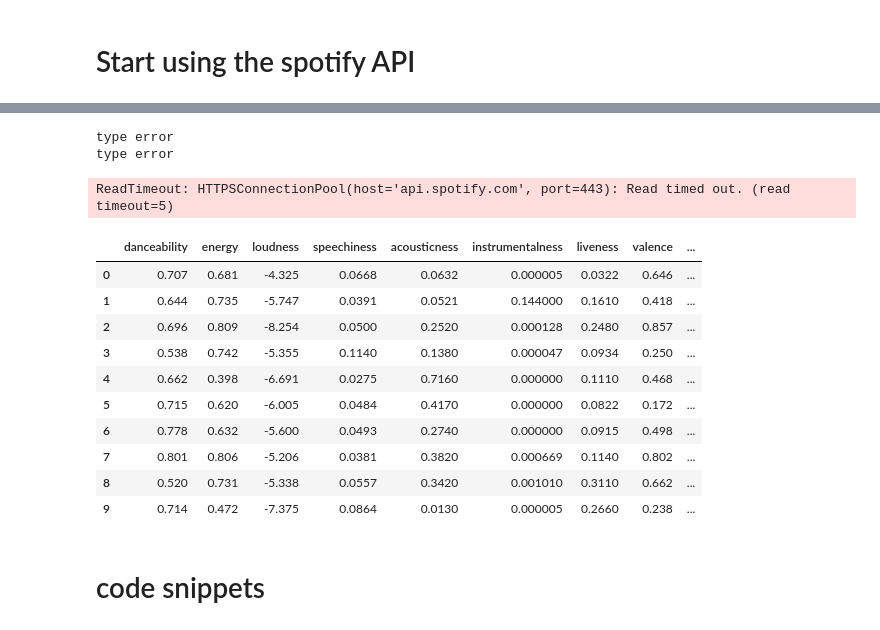
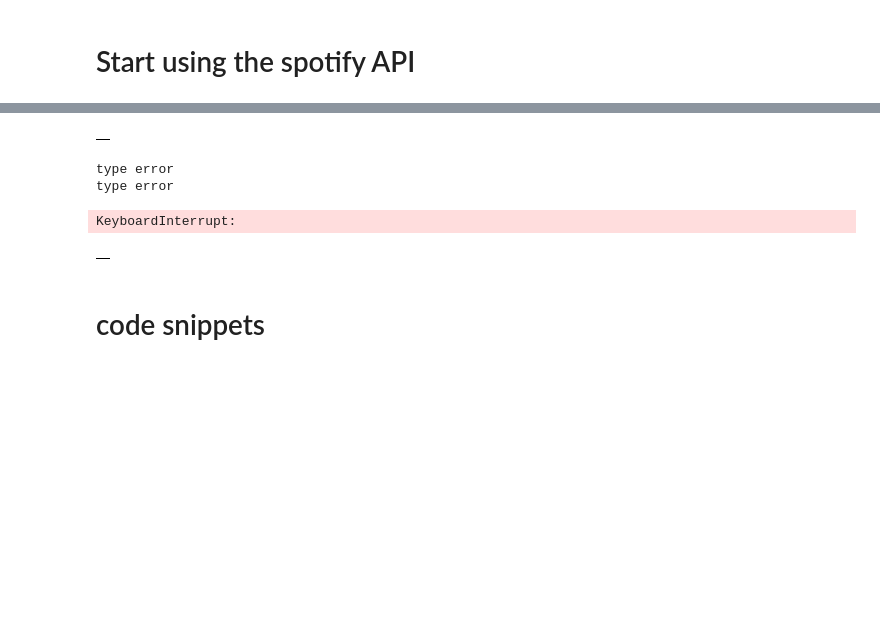
Before and after one commit to Phylanxy/Labs, a Jupyter notebook: week 6/Day 1/Spotify_API.ipynb, the cells around one changed output, grey strips where cells are left out. Saved outputs shown, nothing was run; the diff lists cells and outputs as text; code cells hidden in the pictures; blank space fills up the shorter version.

```diff
--- a/week 6/Day 1/Spotify_API.ipynb
+++ b/week 6/Day 1/Spotify_API.ipynb
@@ -44 +25,20 @@ df = df[["danceability","energy","loudness","speechiness","acousticness", "instr
+# %%
+# Get "Today's Top Hits" playlist ID
+playlist_id = "37i9dQZF1DXcBWIGoYBM5M"
+
+# Get top tracks and show only the ids
+playlist_items = sp.playlist_items(playlist_id, fields="items.track.id", limit=10)
+
+track_id = []
+track_features = []
+# Print top tracks
+for i, item in enumerate(playlist_items["items"]):
+    # get track_id
+    track_id = item["track"]["id"]
+    # get features and store them in a list
+    track_features.append(sp.audio_features(track_id)[0])
+
+# create a dataframe from the features list
+df = pd.DataFrame(track_features)
+df = df[["danceability","energy","loudness","speechiness","acousticness", "instrumentalness","liveness","valence","tempo","id","duration_ms"]]
 # %%
@@ -85,6 +121,30 @@ def get_playlist_tracks(username, playlist_id):
         results = sp.next(results)
         tracks.extend(results['items'])
     return tracks
+# %%
+track_features = []
+for playlist_id in playlist_id_lst[0:20]:
+    try:
+        playlist_items = sp.user_playlist_tracks(user=user, playlist_id=playlist_id, fields="items.track.id, next", limit=10)
+    except:
+        pass
+
+    try:
+        tracks = playlist_items['items']
+        while playlist_items['next']:
+            playlist_items = sp.next(playlist_items)
+            tracks.extend(playlist_items['items'])
+            track_features.append(sp.audio_features(tracks)[0])
+    except:
+        pass
+
+# create a dataframe from the features list
+df = pd.DataFrame(track_features)
+#df = df[["danceability","energy","loudness","speechiness","acousticness", "instrumentalness","liveness","valence","tempo","id","duration_ms"]]
+# %%
+track_features
+# %% [output]
+|  |
 # %%
 # Get top tracks from all the playlists
 for playlist_id in playlist_id_lst:
@@ -109,21 +169,11 @@ df = df[["danceability","energy","loudness","speechiness","acousticness", "instr
 # %% [output]
 type error
 type error
-ReadTimeout: HTTPSConnectionPool(host='api.spotify.com', port=443): Read timed out. (read timeout=5)
+KeyboardInterrupt:
 # %%
-df
+df.head()
 # %% [output]
-|  | danceability | energy | loudness | speechiness | acousticness | instrumentalness | liveness | valence | ... |
-| 0 | 0.707 | 0.681 | -4.325 | 0.0668 | 0.0632 | 0.000005 | 0.0322 | 0.646 | ... |
-| 1 | 0.644 | 0.735 | -5.747 | 0.0391 | 0.0521 | 0.144000 | 0.1610 | 0.418 | ... |
-| 2 | 0.696 | 0.809 | -8.254 | 0.0500 | 0.2520 | 0.000128 | 0.2480 | 0.857 | ... |
-| 3 | 0.538 | 0.742 | -5.355 | 0.1140 | 0.1380 | 0.000047 | 0.0934 | 0.250 | ... |
-| 4 | 0.662 | 0.398 | -6.691 | 0.0275 | 0.7160 | 0.000000 | 0.1110 | 0.468 | ... |
-| 5 | 0.715 | 0.620 | -6.005 | 0.0484 | 0.4170 | 0.000000 | 0.0822 | 0.172 | ... |
-| 6 | 0.778 | 0.632 | -5.600 | 0.0493 | 0.2740 | 0.000000 | 0.0915 | 0.498 | ... |
-| 7 | 0.801 | 0.806 | -5.206 | 0.0381 | 0.3820 | 0.000669 | 0.1140 | 0.802 | ... |
-| 8 | 0.520 | 0.731 | -5.338 | 0.0557 | 0.3420 | 0.001010 | 0.3110 | 0.662 | ... |
-| 9 | 0.714 | 0.472 | -7.375 | 0.0864 | 0.0130 | 0.000005 | 0.2660 | 0.238 | ... |
+|  |
 # %% [markdown]
 # code snippets
 # %%
```
Also changed, not shown: parts of 5 cells of this notebook.
